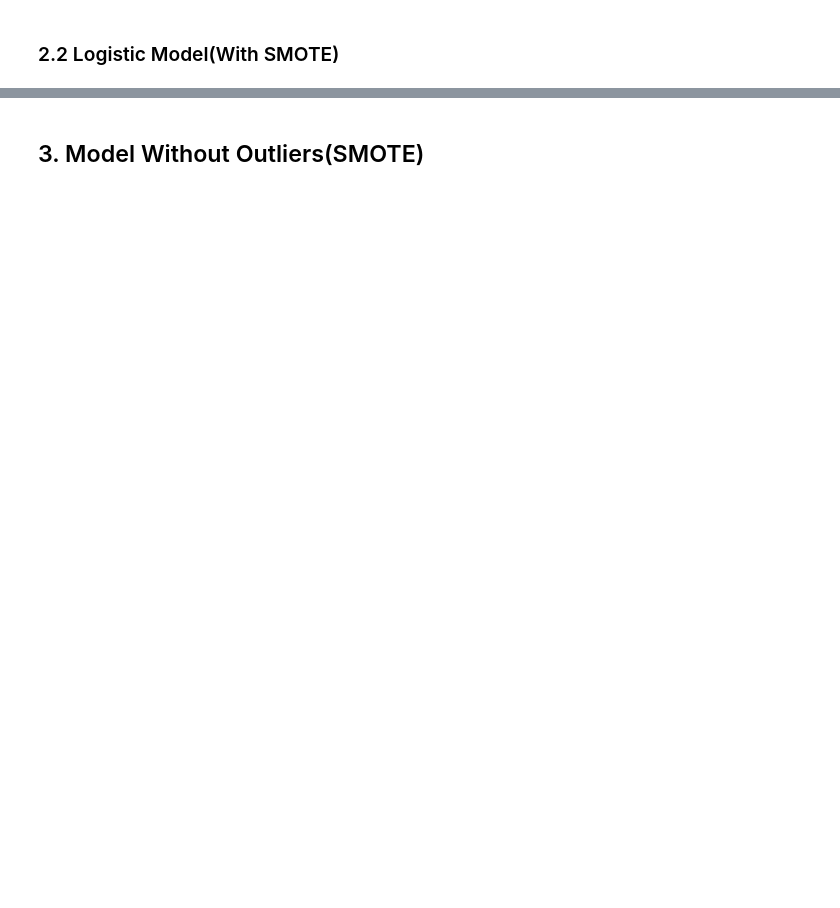
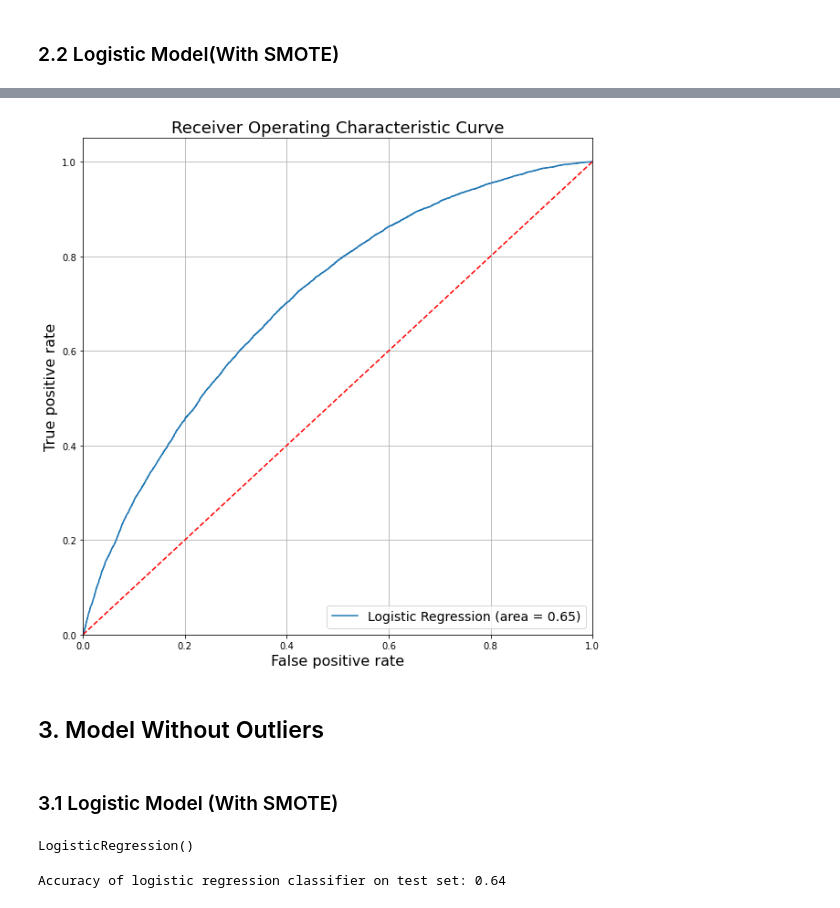
Before and after one commit to yifeng93/LendingClub_Default, a Jupyter notebook: Code/Part3_Logistic_Model.ipynb, the cells around one changed output, grey strips where cells are left out. Saved outputs shown, nothing was run; the diff lists cells and outputs as text; code cells hidden in the pictures; blank space fills up the shorter version.

Commit message:
logi model

```diff
--- a/Code/Part3_Logistic_Model.ipynb
+++ b/Code/Part3_Logistic_Model.ipynb
@@ -96,28 +128,37 @@ print(classification_report(y_test, y_pred))
 # %%
 logit_roc_auc = roc_auc_score(y_test, logreg_smote.predict(X_test))
 fpr, tpr, thresholds = roc_curve(y_test, logreg_smote.predict_proba(X_test)[:,1])
-plt.figure()
+plt.figure(figsize=(10,10))
 plt.plot(fpr, tpr, label='Logistic Regression (area = %0.2f)' % logit_roc_auc)
 plt.plot([0, 1], [0, 1],'r--')
 plt.xlim([0.0, 1.0])
 plt.ylim([0.0, 1.05])
-plt.xlabel('False Positive Rate')
-plt.ylabel('True Positive Rate')
-plt.title('Receiver operating characteristic')
-plt.legend(loc="lower right")
+plt.xlabel('False positive rate', fontsize=16)
+plt.ylabel('True positive rate', fontsize=16)
+plt.title('Receiver Operating Characteristic Curve',fontsize=18)
+plt.legend(loc="lower right", fontsize = 14)
+plt.grid(visible=bool)
 plt.savefig('../Figures/log_roc_outliers_smote')
 plt.show()
+# %% [output]
+[figure, added]
 # %% [markdown]
-## 3. Model Without Outliers(SMOTE)
+## 3. Model Without Outliers
+# %% [markdown]
+### 3.1 Logistic Model (With SMOTE)
 # %%
 sm = SMOTE(random_state=12, n_jobs = -1, k_neighbors=5, sampling_strategy='auto')
 X_train, y_train = sm.fit_resample(X_train, y_train)
 # %%
-logreg_smote = LogisticRegression()
-logreg_smote.fit(X_train, y_train)
+logreg = LogisticRegression()
+logreg.fit(X_train, y_train)
+# %% [output]
+LogisticRegression()
 # %%
-y_pred = logreg_smote.predict(X_test)
-print('Accuracy of logistic regression classifier on test set: {:.2f}'.format(logreg_smote.score(X_test, y_test)))
+y_pred = logreg.predict(X_test)
+print('Accuracy of logistic regression classifier on test set: {:.2f}'.format(logreg.score(X_test, y_test)))
+# %% [output]
+Accuracy of logistic regression classifier on test set: 0.64
 # %%
 confusion_matrix = confusion_matrix(y_test, y_pred)
 print(confusion_matrix)
```
Also changed, not shown: parts of 22 cells of this notebook.
